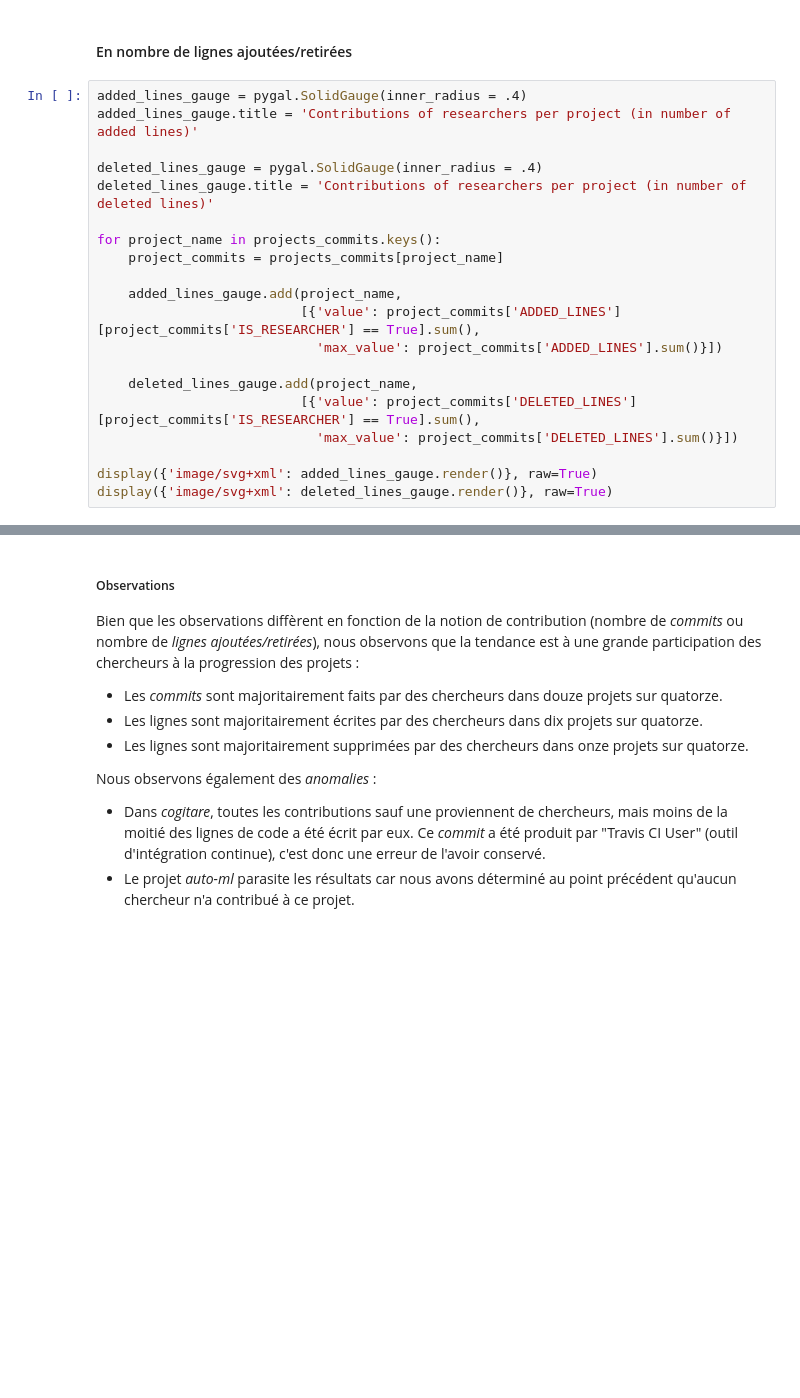
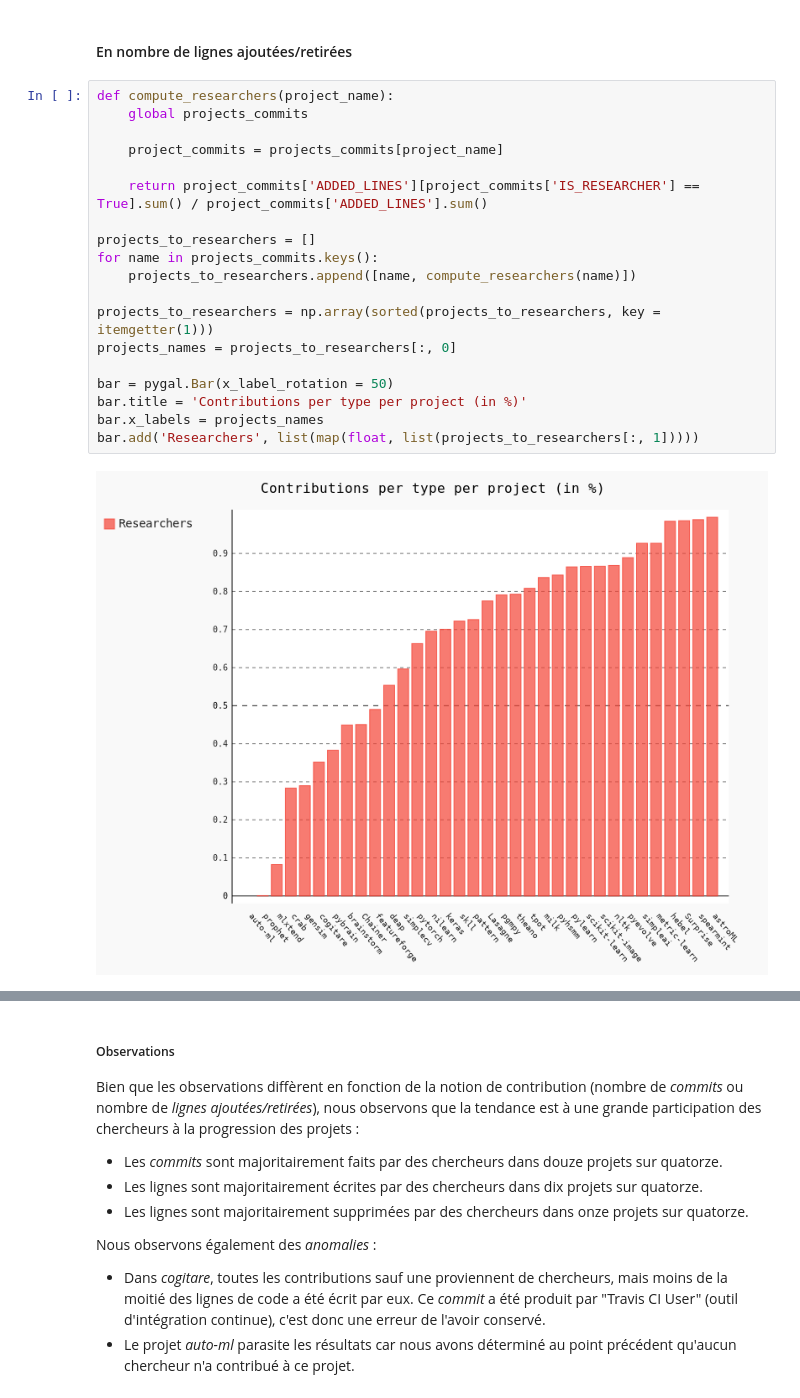
Before and after one commit to AntoineAube/commit-classification, a Jupyter notebook: researchers-contributors/are-these-projects-made-by-researchers.ipynb, the cells around one changed output, grey strips where cells are left out. Cells and saved outputs as stored; diff of their text form; blank space fills up the shorter version.

```diff
--- a/researchers-contributors/are-these-projects-made-by-researchers.ipynb
+++ b/researchers-contributors/are-these-projects-made-by-researchers.ipynb
@@ -190,22 +207,23 @@ display({'image/svg+xml': gauge.render()}, raw=True)
 # %% [markdown]
 #### En nombre de lignes ajoutées/retirées
-# %%
-added_lines_gauge = pygal.SolidGauge(inner_radius = .4)
-added_lines_gauge.title = 'Contributions of researchers per project (in number of added lines)'
-
-deleted_lines_gauge = pygal.SolidGauge(inner_radius = .4)
-deleted_lines_gauge.title = 'Contributions of researchers per project (in number of deleted lines)'
-
-for project_name in projects_commits.keys():
-    project_commits = projects_commits[project_name]
-
-    added_lines_gauge.add(project_name,
-                          [{'value': project_commits['ADDED_LINES'][project_commits['IS_RESEARCHER'] == True].sum(),
-                            'max_value': project_commits['ADDED_LINES'].sum()}])
-
-    deleted_lines_gauge.add(project_name,
-                          [{'value': project_commits['DELETED_LINES'][project_commits['IS_RESEARCHER'] == True].sum(),
-                            'max_value': project_commits['DELETED_LINES'].sum()}])
-
-display({'image/svg+xml': added_lines_gauge.render()}, raw=True)
-display({'image/svg+xml': deleted_lines_gauge.render()}, raw=True)
+# %%
+def compute_researchers(project_name):
+    global projects_commits
+
+    project_commits = projects_commits[project_name]
+
+    return project_commits['ADDED_LINES'][project_commits['IS_RESEARCHER'] == True].sum() / project_commits['ADDED_LINES'].sum()
+
+projects_to_researchers = []
+for name in projects_commits.keys():
+    projects_to_researchers.append([name, compute_researchers(name)])
+
+projects_to_researchers = np.array(sorted(projects_to_researchers, key = itemgetter(1)))
+projects_names = projects_to_researchers[:, 0]
+
+bar = pygal.Bar(x_label_rotation = 50)
+bar.title = 'Contributions per type per project (in %)'
+bar.x_labels = projects_names
+bar.add('Researchers', list(map(float, list(projects_to_researchers[:, 1]))))
+# %% [output]
+[figure, added]
```
Also changed, not shown: parts of 12 cells of this notebook, 2 other files.
